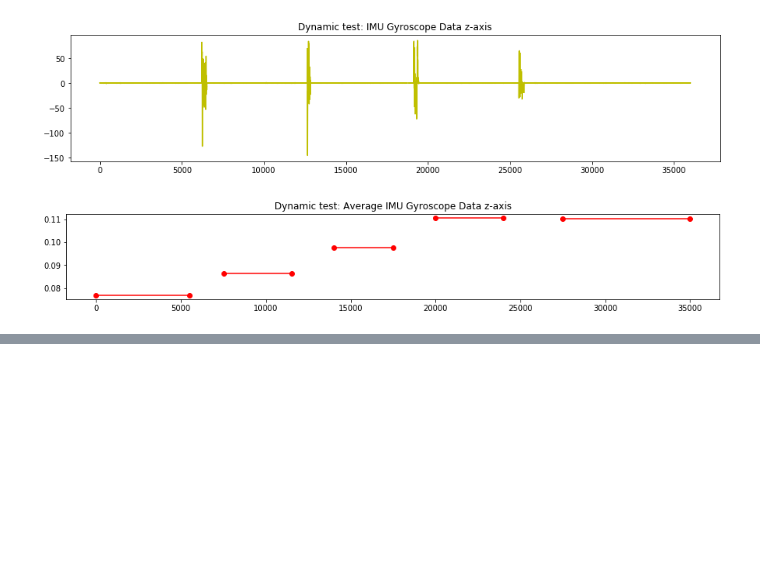
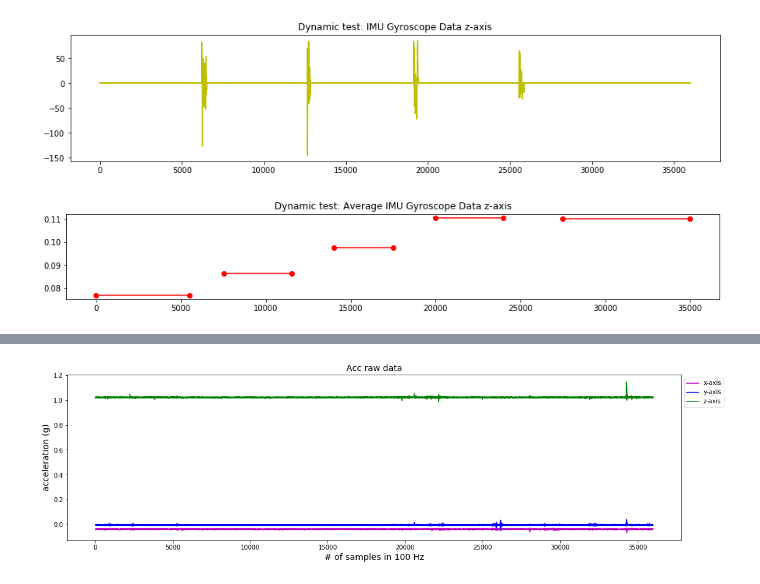
Before and after one commit to PHIL-MQP/phil, a Jupyter notebook: python/notebooks/IMU Drifting Test.ipynb, the cells around one changed output, grey strips where cells are left out. Cells and saved outputs as stored; diff of their text form; code cells hidden in the pictures; blank space fills up the shorter version.

```diff
--- a/python/notebooks/IMU Drifting Test.ipynb
+++ b/python/notebooks/IMU Drifting Test.ipynb
@@ -168,5 +146,5 @@ acc_bias = [-static_mean[0], -static_mean[1], 1-static_mean[2]]
 # %%
-def calibrate(input_data, acc_bias):
+def calibrate(input_data):
     # Ideal accelerometer calibration parameters
     acc_calibration_params = np.array([2.29299485e-03, 9.73357832e-04, 2.18891523e-03,
                                        9.97372417e-01, 9.98078141e-01, 9.95206414e-01,
@@ -179,6 +157,7 @@ def calibrate(input_data, acc_bias):
     Ta = np.array([[1, -acc_calibration_params[0], acc_calibration_params[1]],
                    [0, 1, -acc_calibration_params[2]],
                    [0, 0, 1]])
+
     Tg = np.array([[1, -gyro_calibration_params[0], gyro_calibration_params[1]],
                    [gyro_calibration_params[2], 1, -gyro_calibration_params[3]],
                    [-gyro_calibration_params[4], gyro_calibration_params[5], 1]])
@@ -191,15 +170,22 @@ def calibrate(input_data, acc_bias):
                    [0, gyro_calibration_params[7], 0],
                    [0, 0, gyro_calibration_params[8]]])
 
-#     ba = acc_calibration_params[6:9]
-    ba = acc_bias
+    ba = acc_calibration_params[6:9]
+#     ba = acc_bias
     bg = np.array([0.12964524, 0.15079131, 0.08211978])
 
     output_data = np.empty((input_data.shape[0], 6))
     output_data[:,0:3] = (Ta@Ka@(input_data[:,0:3] + ba).T).T
-    output_data[:,3:6] = (Tg@Kg@(input_data[:,3:6] + bg).T).T
+#     output_data[:,3:6] = (Tg@Kg@(input_data[:,3:6] + bg).T).T
 
     return output_data
+
+def base_rotation(mean_acc_while_stationary):
+    """ https://math.stackexchange.com/questions/180418/calculate-rotation-matrix-to-align-vector-a-to-vector-b-in-3d """
+    a = mean_acc_while_stationary
+    b = np.array([0, 0, 1])
+    v = np.cross(a, b)
+    c = np.dot(a, b)
+    v_x = np.array([[0, -v[2], v[1]], [v[2], 0, -v[0]], [-v[1], v[0], 0]])
+    R = np.eye(3) + v_x + (v_x@v_x)*(1/(1+c))
+    return R
-# %%
-dynamic_data = calibrate(dynamic_data, acc_bias)
-static_data = calibrate(static_data, acc_bias)
@@ -226,0 +192,21 @@ plt.show()
+# %%
+plt.figure(figsize=(18,5))
+plt.title("Acc raw data", fontsize = 14)
+plt.xlabel("# of samples in 100 Hz", fontsize = 14)
+plt.ylabel("acceleration (g)", fontsize = 14)
+plt.plot(static_data[:,0] ,c='m', label = "x-axis")
+plt.plot(static_data[:,1] ,c='b', label = "y-axis")
+plt.plot(static_data[:,2] ,c='g', label = "z-axis")
+plt.legend(bbox_to_anchor=(1,1))
+plt.show()
+
+calibrated_dynamic_data = calibrate(dynamic_data)
+calibrated_static_data = calibrate(static_data)
+
+calibrated_static_mean = np.mean(calibrated_static_data[:,:3], axis = 0)
+unit_static_mean = calibrated_static_mean /  np.linalg.norm(calibrated_static_mean)
+
+R = base_rotation(unit_static_mean)
+final_static_data = np.array((R @ calibrated_static_data[:,:3].T).T)
+# %% [output]
+[figure, added]
```
Also changed, not shown: parts of 7 cells of this notebook, 1 other file.
